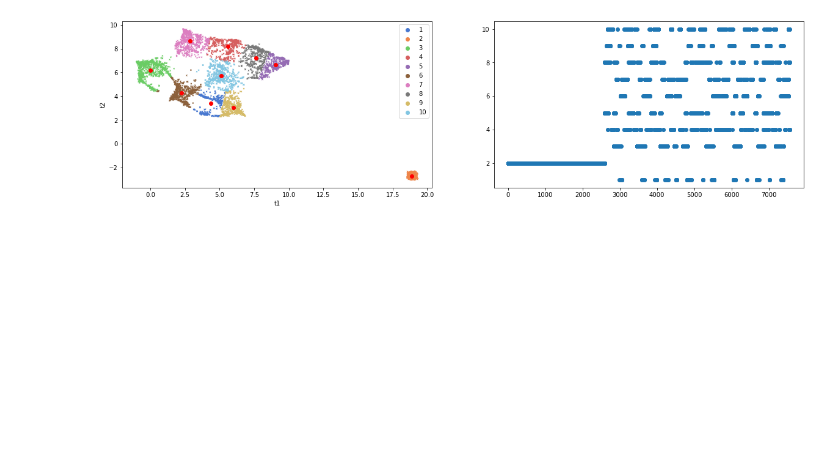
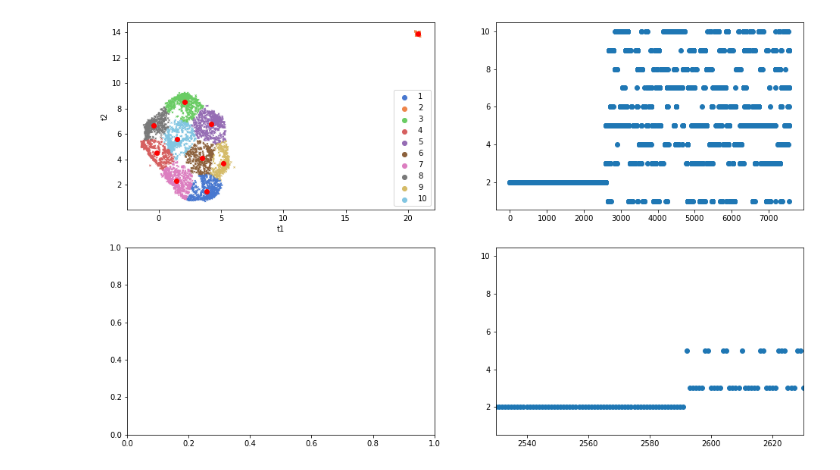
Before and after one commit to ViskaWei/hill-sketch, a Jupyter notebook: hillSketch/hill_sketch.ipynb, the cells around one changed output. Cells and saved outputs as stored; diff of their text form; code cells hidden in the pictures; blank space fills up the shorter version.

```diff
--- a/hillSketch/hill_sketch.ipynb
+++ b/hillSketch/hill_sketch.ipynb
@@ -10,7 +10,7 @@ from code.pipeline.pipeline import *
 # %%
 name = 'k'
 isVol= True
-dimPCA = 9
+dimPCA = 6
 base = 40
 nCluster = 10
 isPlot=True
@@ -34,4 +34,4 @@ cluster volumn sum: 0.0
 # %%
-plot_data(data,kmap)
+plot_data(data,kmap, cut = 2580, rng=50)
 # %% [output]
-[figure, old version]
+[figure, new version]
```
Also changed, not shown: parts of 2 cells of this notebook, 2 other files.
